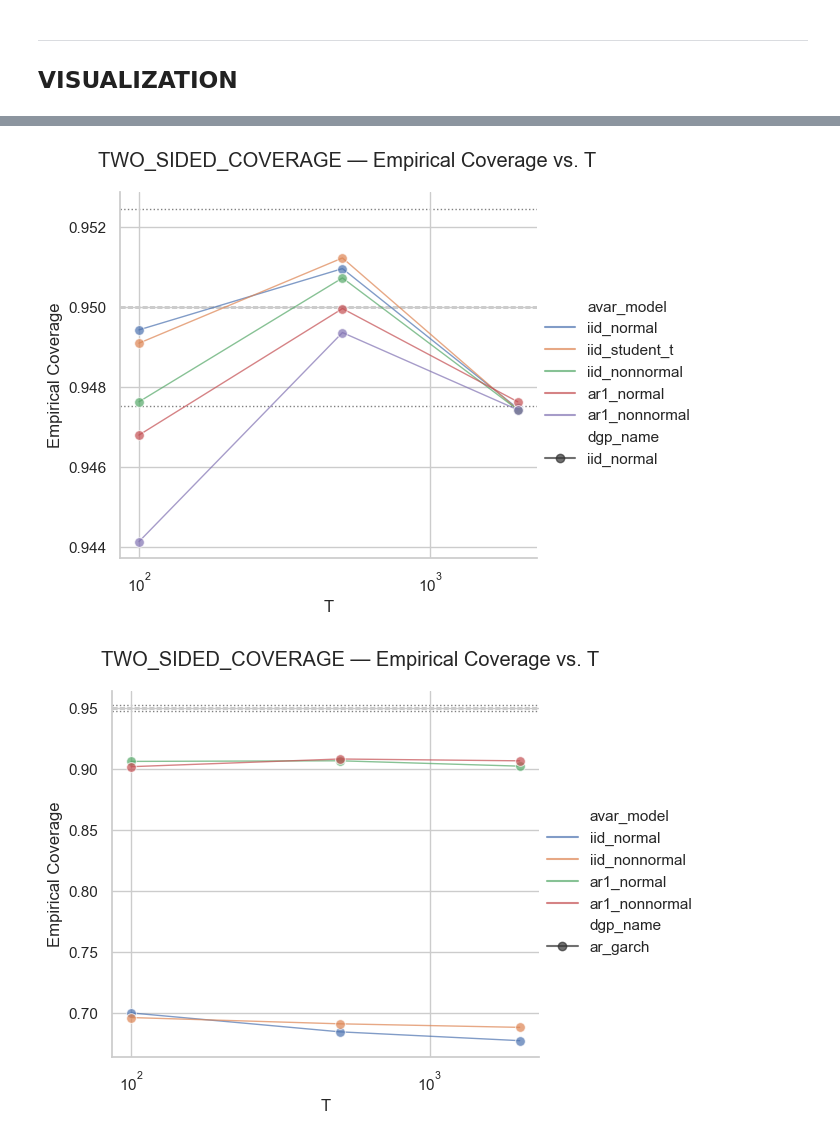
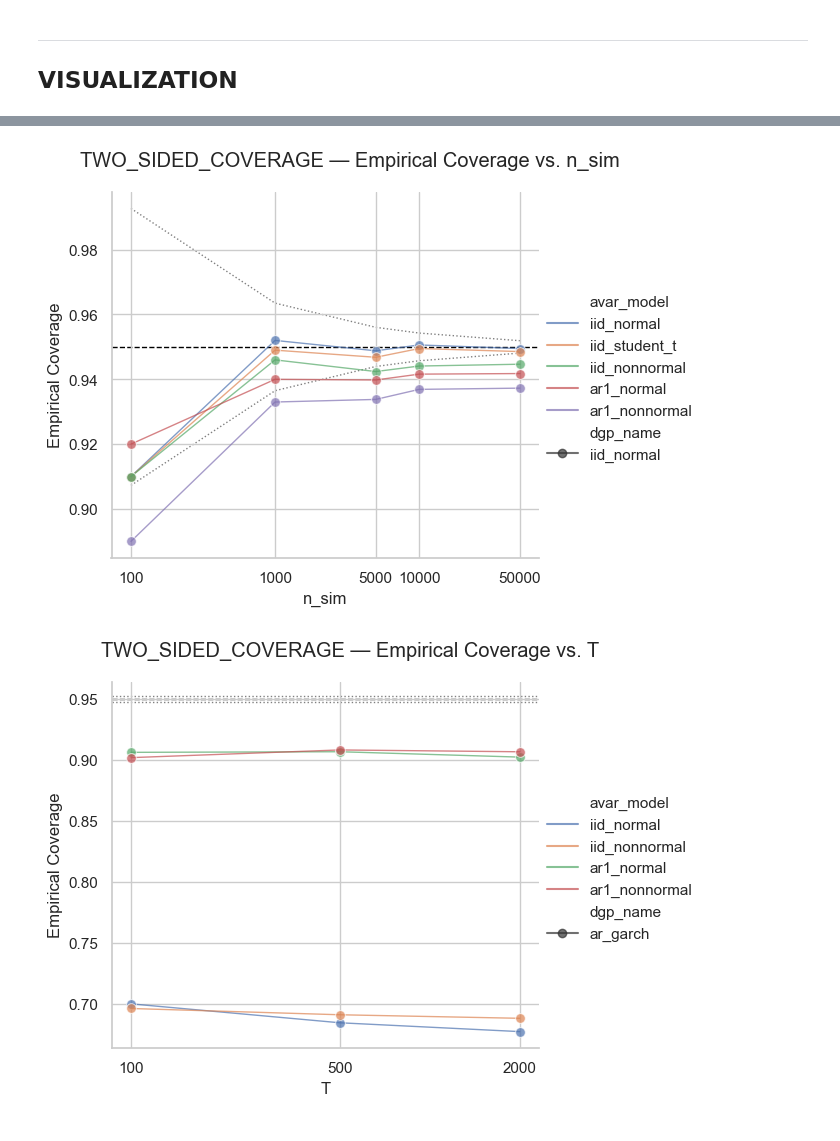
Before and after one commit to Fabro2701/sharpe_ratio_TFM, a Jupyter notebook: notebooks/presentation/coverage.ipynb, the cells around one changed output, grey strips where cells are left out. Cells and saved outputs as stored; diff of their text form; code cells hidden in the pictures.

```diff
--- a/notebooks/presentation/coverage.ipynb
+++ b/notebooks/presentation/coverage.ipynb
@@ -191,6 +196,7 @@ run_analysis(experiments, "skew", alpha=0.05, plot_mask=[0,1,1],
 # %%
 run_analysis(experiments, "serial", alpha=0.05, plot_mask=[0,1,1],
+             savefig_folder= RESULTS_DIR / "scenarios",
              line_plot_kargs=line_plot_kargs |
-             dict(log=True, markers=['o', 'X']))
+             dict(log=True, markers=['o', 'X'], xticks=parameters['T']))
 # %% [output]
 [figure]
@@ -198,6 +204,7 @@ run_analysis(experiments, "serial", alpha=0.05, plot_mask=[0,1,1],
 # %%
 run_analysis(experiments, "hetero_tails", alpha=0.05, plot_mask=[0,1,1],
+             savefig_folder= RESULTS_DIR / "scenarios",
              line_plot_kargs=line_plot_kargs |
-             dict(log=True))
+             dict(log=True, xticks=parameters['sr']))
 # %% [output]
 [figure]
@@ -205,6 +212,7 @@ run_analysis(experiments, "hetero_tails", alpha=0.05, plot_mask=[0,1,1],
 # %%
 run_analysis(experiments, "non4", alpha=0.05, plot_mask=[0,1,1],
+             savefig_folder= RESULTS_DIR / "scenarios",
              line_plot_kargs=line_plot_kargs |
-             dict(log=True, markers=['o', 'X']))
+             dict(log=True, markers=['o', 'X'], xticks=parameters['T']))
 # %% [output]
 [figure]
@@ -212,4 +219,0 @@ run_analysis(experiments, "non4", alpha=0.05, plot_mask=[0,1,1],
-# %%
-run_analysis(experiments, "efficiency", alpha=0.05, plot_mask=[0,0,1],
-             line_plot_kargs=line_plot_kargs |
-             dict(log=True,))
@@ -218,12 +220,14 @@ run_analysis(experiments, "efficiency", alpha=0.05, plot_mask=[0,0,1],
 # %%
 run_analysis(experiments, "efficiency", alpha=0.05, plot_mask=[0,0,1],
+             savefig_folder= RESULTS_DIR / "scenarios",
              line_plot_kargs=line_plot_kargs |
-             dict(log=True,))
+             dict(log=True, xticks=[100, 1000, 5000, 10_000, 50_000]))
 # %% [output]
-[figure, old version]
+[figure, new version]
 # %%
 run_analysis(experiments, "serial_hetero", alpha=0.05, plot_mask=[0,0,1],
+             savefig_folder= RESULTS_DIR / "scenarios",
              line_plot_kargs=line_plot_kargs |
-             dict(log=True,))
+             dict(log=True, xticks=parameters['T']))
 # %% [output]
-[figure, old version]
+[figure, new version]
```
Also changed, not shown: parts of 12 cells of this notebook, 10 other files.
